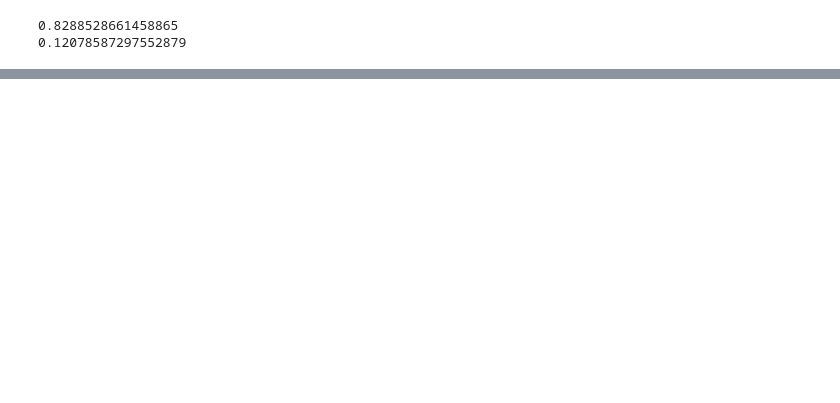
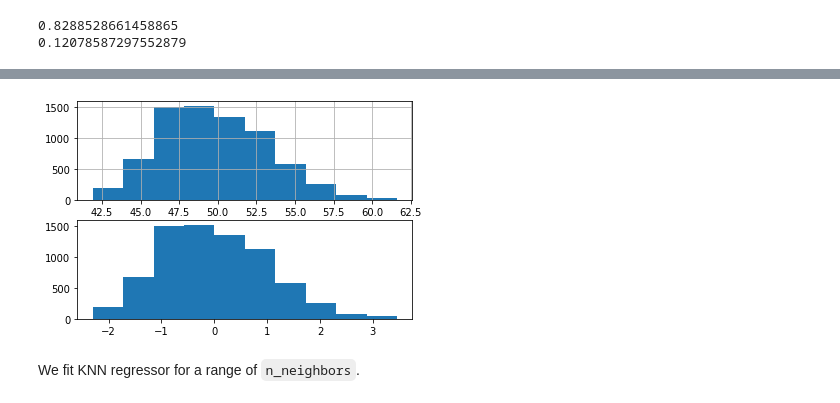
Before and after one commit to dt448/ml_for_finance, a Jupyter notebook: Predicting Stock Price using Clasical ML methods.ipynb, the cells around one changed output, grey strips where cells are left out. Cells and saved outputs as stored; diff of their text form; code cells hidden in the pictures; blank space fills up the shorter version.

Commit message:
knn regressor for stock pct change

```diff
--- a/Predicting Stock Price using Clasical ML methods.ipynb
+++ b/Predicting Stock Price using Clasical ML methods.ipynb
@@ -463,0 +480,22 @@ print(gbr.score(test_features, test_targets))
+# %%
+# Feature selection :
+feature_names[:-4]
+train_features = train_features.iloc[:,:-4]
+test_features = test_features.iloc[:,:-4]
+# print(test_features)
+# %%
+# Standardization/Normalising data:
+from sklearn.preprocessing import StandardScaler
+
+sc = StandardScaler()
+scaled_train_features = sc.fit_transform(train_features)
+scaled_test_features = sc.transform(test_features)
+# %%
+f,ax = plt.subplots(nrows=2,ncols = 1)
+train_features.iloc[:,2].hist(ax=ax[0])
+ax[1].hist(scaled_train_features[:,2])
+plt.show()
+# %% [output]
+[figure, added]
+# %% [markdown]
+We fit KNN regressor for a range of `n_neighbors`.
```
Also changed, not shown: parts of 15 cells of this notebook.
